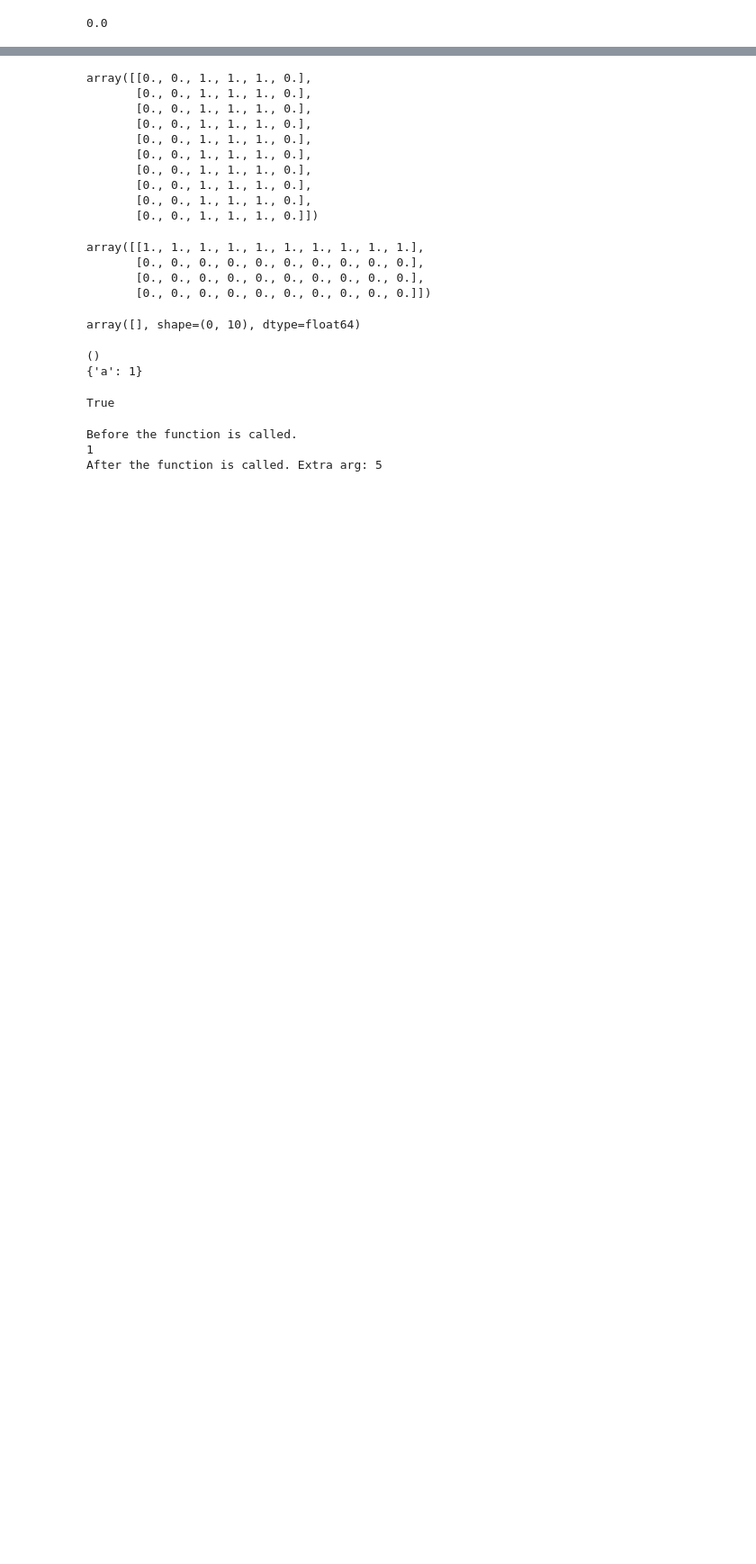
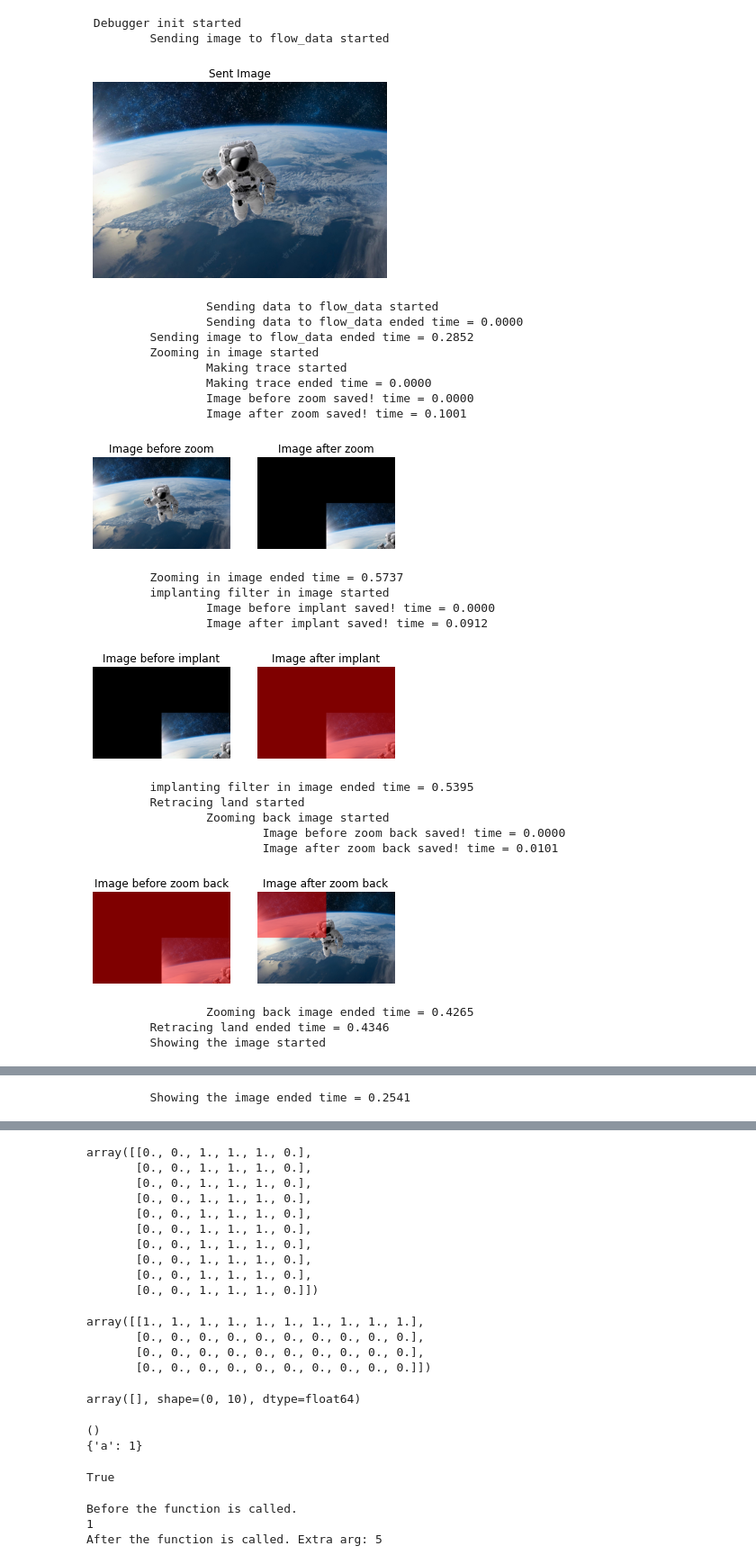
Before and after one commit to bateni1380/landpy, a Jupyter notebook: CodeFlow.ipynb, the cells around one changed output, grey strips where cells are left out. Shown at 90% size. Saved outputs shown, nothing was run; the diff lists cells and outputs as text; code cells hidden in the pictures; blank space fills up the shorter version.

```diff
--- a/CodeFlow.ipynb
+++ b/CodeFlow.ipynb
@@ -6,18 +11,47 @@ from typing import Callable, List, Tuple, Dict, Literal, Any, Iterable
 # %%
+import inspect
+import time
+from abc import ABC, abstractmethod
+from typing import Callable, List, Tuple, Dict, Literal, Any, Iterable
 from landpy import ImageLand, Debugger, QuadMarks, SquareMarks
 from PIL import Image
 import numpy as np
 import time
+import matplotlib.pylab as plt
 
 image = np.array(Image.open('test.jpg'))
 
-land = ImageLand(debugger=Debugger(debug=False, textual_debug=True, visual_debug=True))
+land = ImageLand(debugger=Debugger(debug=True, textual_debug=True, visual_debug=True))
 land.set_image(image)
 st_time = time.time()
-land.zoom(SquareMarks(0,1,0,1), fill_color=(0,0,0))
-print(time.time()-st_time)
-# land.rotate(90)
-# land.retrace()
-# land.retrace()
+land.zoom(SquareMarks(-0.5,0.5,-0.5,0.5), fill_color=(0,0,0))
+land.implant_filter(None)
+land.retrace()
+land.show()
 # %% [output]
-0.0
+ Debugger init started
+         Sending image to flow_data started
+[figure, added]
+                 Sending data to flow_data started
+                 Sending data to flow_data ended time = 0.0000
+         Sending image to flow_data ended time = 0.2852
+         Zooming in image started
+                 Making trace started
+                 Making trace ended time = 0.0000
+                 Image before zoom saved! time = 0.0000
+                 Image after zoom saved! time = 0.1001
+[figure, added]
+         Zooming in image ended time = 0.5737
+         implanting filter in image started
+                 Image before implant saved! time = 0.0000
+                 Image after implant saved! time = 0.0912
+[figure, added]
+         implanting filter in image ended time = 0.5395
+         Retracing land started
+                 Zooming back image started
+                         Image before zoom back saved! time = 0.0000
+                         Image after zoom back saved! time = 0.0101
+[figure, added]
+                 Zooming back image ended time = 0.4265
+         Retracing land ended time = 0.4346
+         Showing the image started
@@ -23,0 +59 @@ print(time.time()-st_time)
+         Showing the image ended time = 0.2541
```
Also changed, not shown: parts of 4 cells of this notebook, 3 other files.
